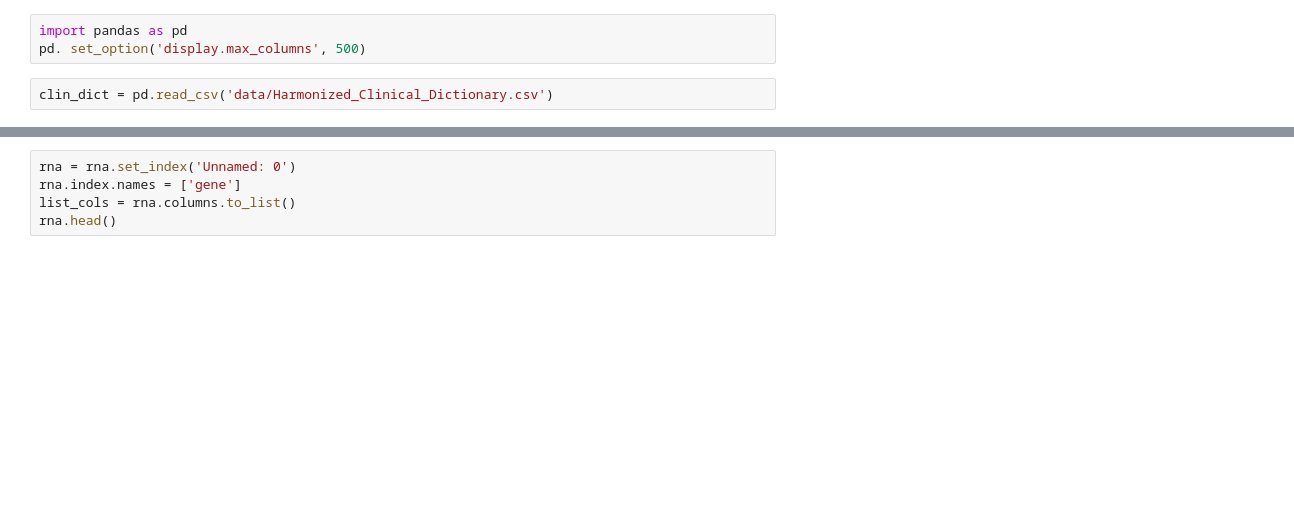
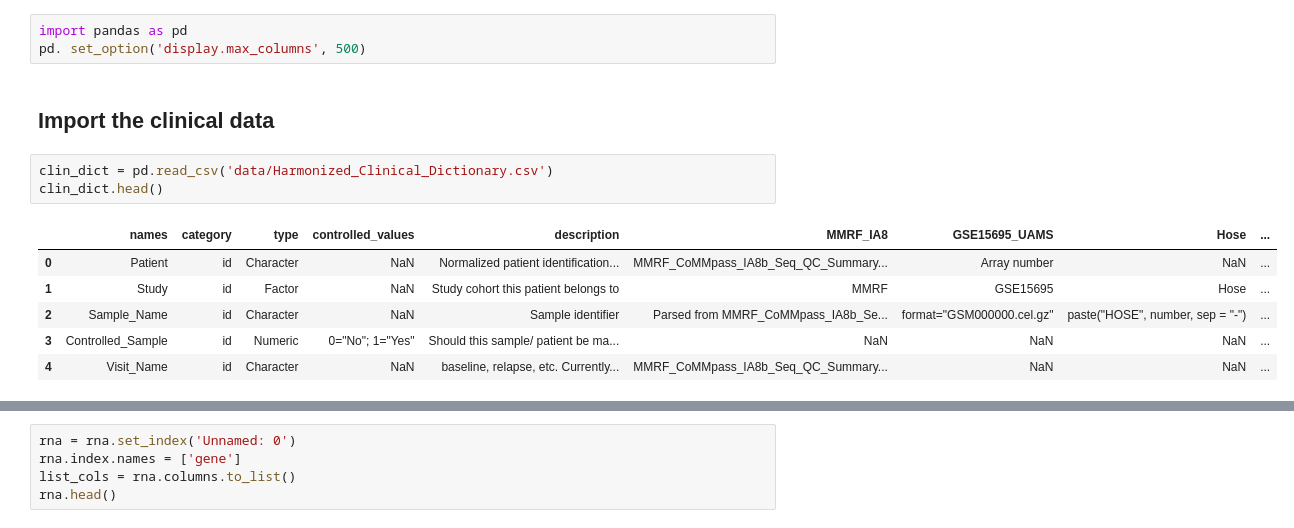
Before and after one commit to anastasia-enot/multiple_myeloma_challenge, a Jupyter notebook: 01_preprocessing_datasets.ipynb, the cells around one changed output, grey strips where cells are left out. Cells and saved outputs as stored; diff of their text form; blank space fills up the shorter version.

```diff
--- a/01_preprocessing_datasets.ipynb
+++ b/01_preprocessing_datasets.ipynb
@@ -1,5 +1,15 @@
 # %%
 import pandas as pd
 pd. set_option('display.max_columns', 500)
+# %% [markdown]
+## Import the clinical data
 # %%
 clin_dict = pd.read_csv('data/Harmonized_Clinical_Dictionary.csv')
+clin_dict.head()
+# %% [output]
+|  | names | category | type | controlled_values | description | MMRF_IA8 | GSE15695_UAMS | Hose | ... |
+| 0 | Patient | id | Character | NaN | Normalized patient identification... | MMRF_CoMMpass_IA8b_Seq_QC_Summary... | Array number | NaN | ... |
+| 1 | Study | id | Factor | NaN | Study cohort this patient belongs to | MMRF | GSE15695 | Hose | ... |
+| 2 | Sample_Name | id | Character | NaN | Sample identifier | Parsed from MMRF_CoMMpass_IA8b_Se... | format="GSM000000.cel.gz" | paste("HOSE", number, sep = "-") | ... |
+| 3 | Controlled_Sample | id | Numeric | 0="No"; 1="Yes" | Should this sample/ patient be ma... | NaN | NaN | NaN | ... |
+| 4 | Visit_Name | id | Character | NaN | baseline, relapse, etc. Currently... | MMRF_CoMMpass_IA8b_Seq_QC_Summary... | NaN | NaN | ... |
```
Also changed, not shown: parts of 35 cells of this notebook, 5 other files.
